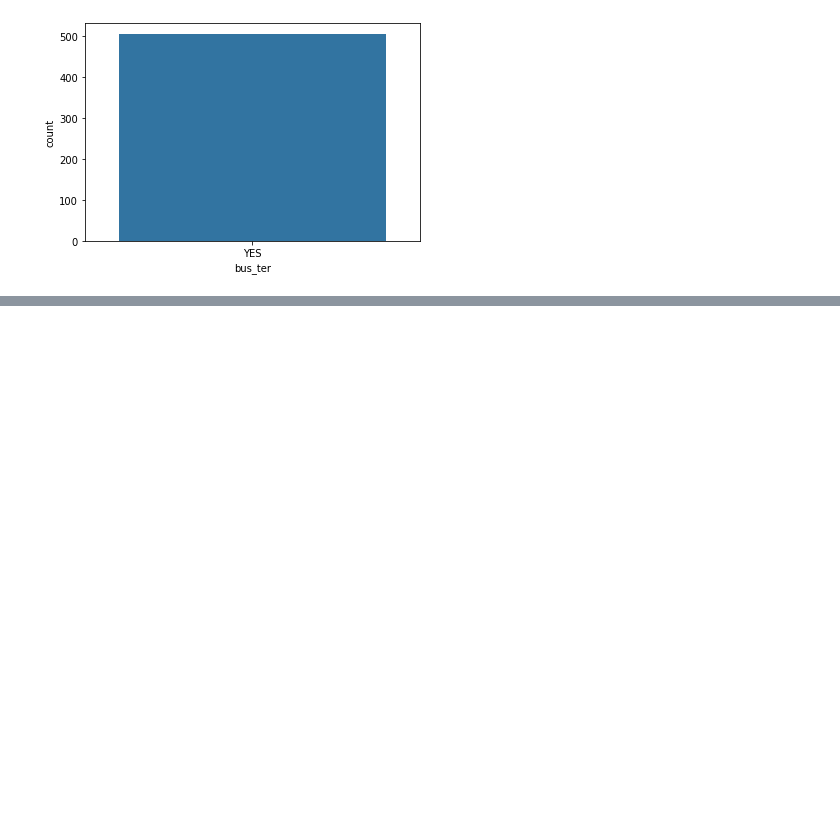
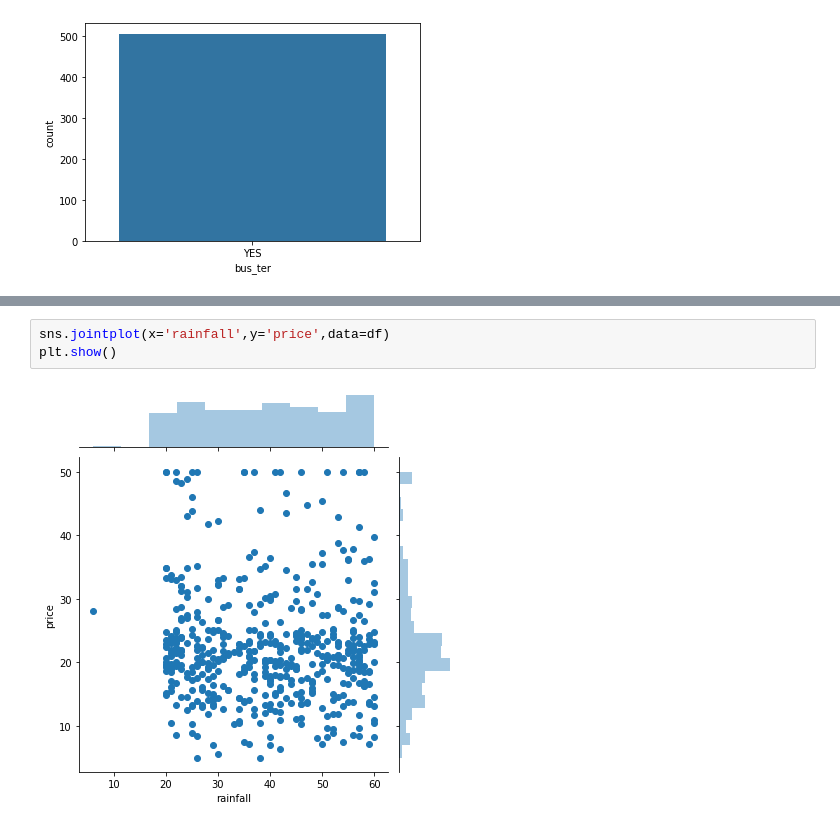
Before and after one commit to janant82/House-Price, a Jupyter notebook: House_price.ipynb, the cells around one changed output, grey strips where cells are left out. Drawn from its saved outputs; the diff is of its cells as text; blank space fills up the shorter version.

```diff
--- a/House_price.ipynb
+++ b/House_price.ipynb
@@ -101,0 +187,5 @@ plt.show()
+# %%
+sns.jointplot(x='rainfall',y='price',data=df)
+plt.show()
+# %% [output]
+[figure, added]
```
Also changed, not shown: parts of 28 cells of this notebook.
